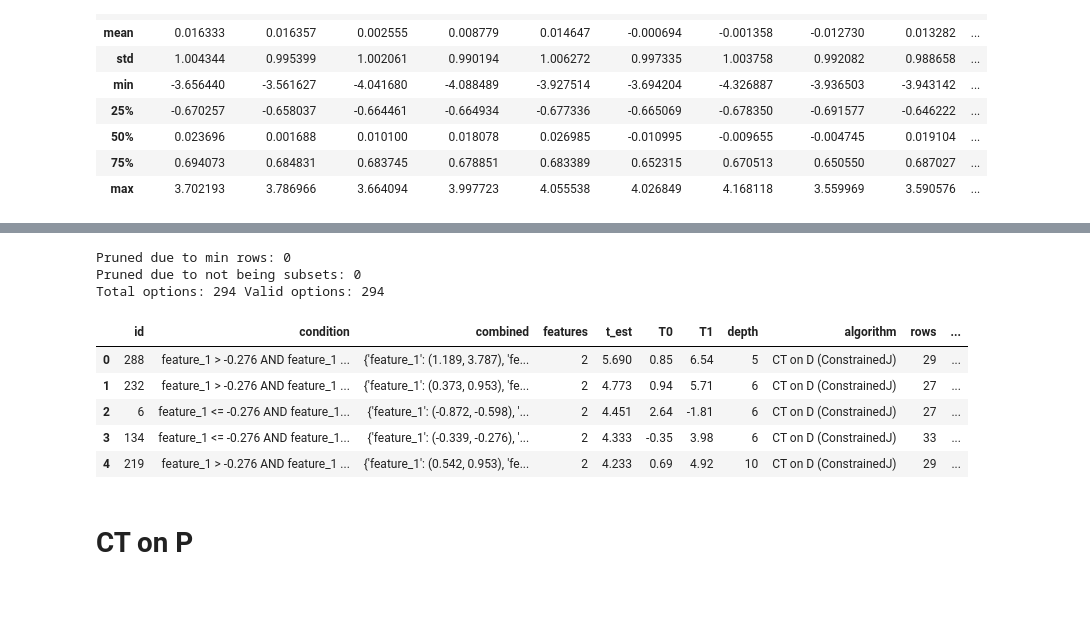
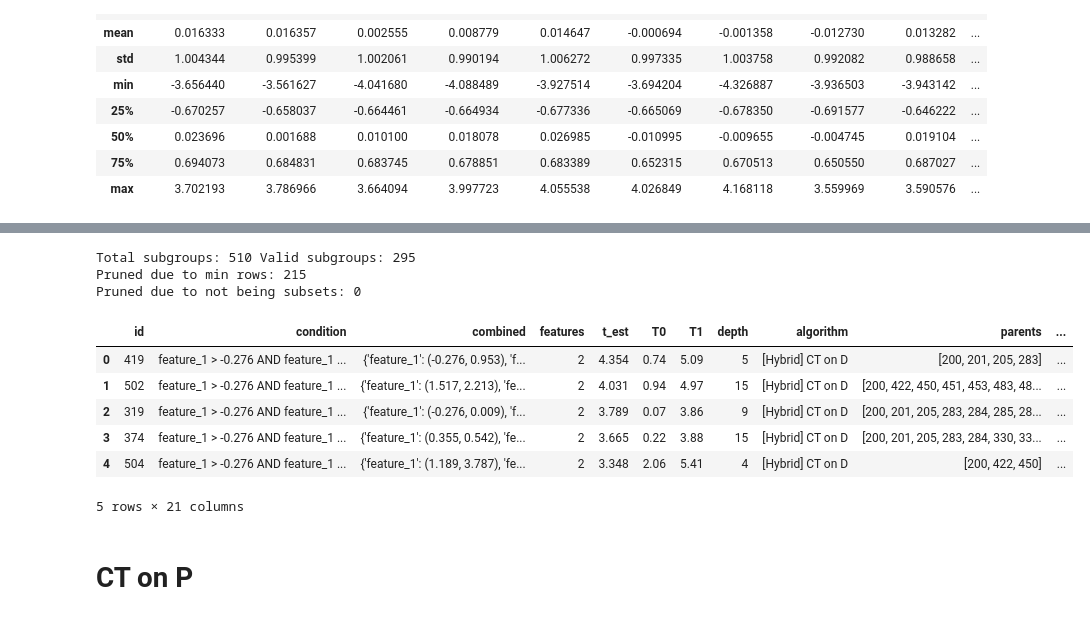
Before and after one commit to antonismand/Query-Driven-Data-Exploration-with-Heterogeneous-Treatment-Effects, a Jupyter notebook: experiments/algorithms/CT/CT.ipynb, the cells around one changed output, grey strips where cells are left out. Drawn from its saved outputs; the diff is of its cells as text; code cells hidden in the pictures.

```diff
--- a/experiments/algorithms/CT/CT.ipynb
+++ b/experiments/algorithms/CT/CT.ipynb
@@ -20,7 +19,7 @@ D.generate(seed=1)
 | 75% | 0.694073 | 0.684831 | 0.683745 | 0.678851 | 0.683389 | 0.652315 | 0.670513 | 0.650550 | 0.687027 | ... |
 | max | 3.702193 | 3.786966 | 3.664094 | 3.997723 | 4.055538 | 4.026849 | 4.168118 | 3.559969 | 3.590576 | ... |
 # %%
-alg = CT(scan_method=greedy_scanners[0])
+alg = CT()
 alg.fit(D=D)
 alg.plot_tree(max_depth=3)
 # %% [output]
@@ -39,21 +58,21 @@ User condition: feature_4 > -1.13 Selectivity: 0.8753
-# %%
-alg.online()
-print("Total options:", len(alg.options), "Valid options:", len(alg.valid_options))
-# %% [output]
-Pruned due to min rows: 0
-Pruned due to not being subsets: 0
-Total options: 294 Valid options: 294
+# %%
+alg.online()
+# %% [output]
+Total subgroups: 510 Valid subgroups: 295
+Pruned due to min rows: 215
+Pruned due to not being subsets: 0
 # %%
-scan = greedy_scanners[0](valid_subs=alg.valid_options, op_matrix=alg.op_matrix, D=D)
+scan = Weighted(alg)
 top = scan.get_topK()
 top
 # %% [output]
-|  | id | condition | combined | features | t_est | T0 | T1 | depth | algorithm | rows | ... |
-| 0 | 288 | feature_1 > -0.276 AND feature_1 ... | {'feature_1': (1.189, 3.787), 'fe... | 2 | 5.690 | 0.85 | 6.54 | 5 | CT on D (ConstrainedJ) | 29 | ... |
-| 1 | 232 | feature_1 > -0.276 AND feature_1 ... | {'feature_1': (0.373, 0.953), 'fe... | 2 | 4.773 | 0.94 | 5.71 | 6 | CT on D (ConstrainedJ) | 27 | ... |
-| 2 | 6 | feature_1 <= -0.276 AND feature_1... | {'feature_1': (-0.872, -0.598), '... | 2 | 4.451 | 2.64 | -1.81 | 6 | CT on D (ConstrainedJ) | 27 | ... |
-| 3 | 134 | feature_1 <= -0.276 AND feature_1... | {'feature_1': (-0.339, -0.276), '... | 2 | 4.333 | -0.35 | 3.98 | 6 | CT on D (ConstrainedJ) | 33 | ... |
-| 4 | 219 | feature_1 > -0.276 AND feature_1 ... | {'feature_1': (0.542, 0.953), 'fe... | 2 | 4.233 | 0.69 | 4.92 | 10 | CT on D (ConstrainedJ) | 29 | ... |
+|  | id | condition | combined | features | t_est | T0 | T1 | depth | algorithm | parents | ... |
+| 0 | 419 | feature_1 > -0.276 AND feature_1 ... | {'feature_1': (-0.276, 0.953), 'f... | 2 | 4.354 | 0.74 | 5.09 | 5 | [Hybrid] CT on D | [200, 201, 205, 283] | ... |
+| 1 | 502 | feature_1 > -0.276 AND feature_1 ... | {'feature_1': (1.517, 2.213), 'fe... | 2 | 4.031 | 0.94 | 4.97 | 15 | [Hybrid] CT on D | [200, 422, 450, 451, 453, 483, 48... | ... |
+| 2 | 319 | feature_1 > -0.276 AND feature_1 ... | {'feature_1': (-0.276, 0.009), 'f... | 2 | 3.789 | 0.07 | 3.86 | 9 | [Hybrid] CT on D | [200, 201, 205, 283, 284, 285, 28... | ... |
+| 3 | 374 | feature_1 > -0.276 AND feature_1 ... | {'feature_1': (0.355, 0.542), 'fe... | 2 | 3.665 | 0.22 | 3.88 | 15 | [Hybrid] CT on D | [200, 201, 205, 283, 284, 330, 33... | ... |
+| 4 | 504 | feature_1 > -0.276 AND feature_1 ... | {'feature_1': (1.189, 3.787), 'fe... | 2 | 3.348 | 2.06 | 5.41 | 4 | [Hybrid] CT on D | [200, 422, 450] | ... |
+5 rows × 21 columns
 # %% [markdown]
 # CT on P
 # %%
```
Also changed, not shown: parts of 10 cells of this notebook, 6 other files.
